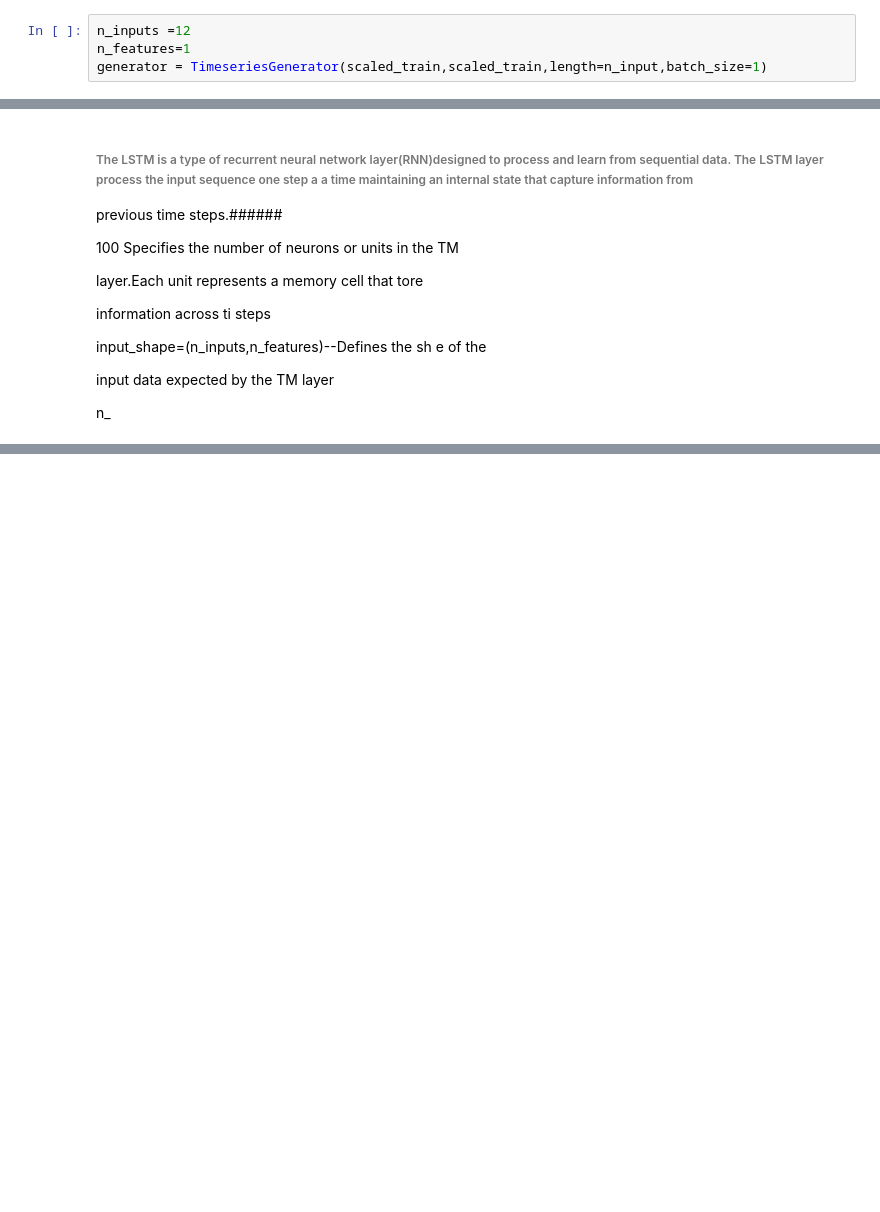
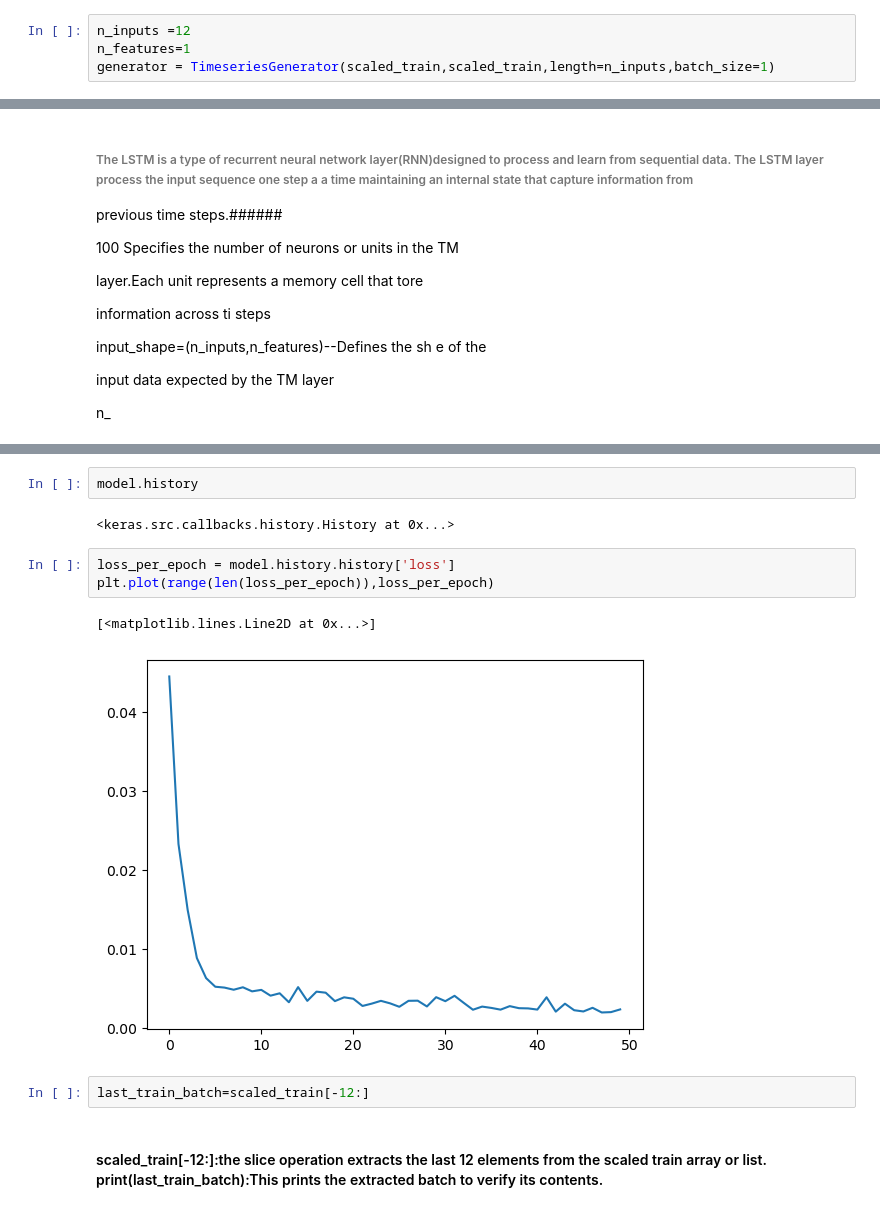
Before and after one commit to surayyanoora/MACHINE-LEARNING, a Jupyter notebook: RNN.ipynb, the cells around one changed output, grey strips where cells are left out. Drawn from its saved outputs; the diff is of its cells as text; blank space fills up the shorter version.

```diff
--- a/RNN.ipynb
+++ b/RNN.ipynb
@@ -117,7 +118,7 @@ x.shape   # batch size=1,raws=3,col=1
 # %%
 n_inputs =12
 n_features=1
-generator = TimeseriesGenerator(scaled_train,scaled_train,length=n_input,batch_size=1)
+generator = TimeseriesGenerator(scaled_train,scaled_train,length=n_inputs,batch_size=1)
 # %%
 from keras.models import Sequential
 from keras.layers import Dense,LSTM
@@ -166 +167,15 @@ Epoch 50/50
 <keras.src.callbacks.history.History at 0x...>
+# %%
+model.history
+# %% [output]
+<keras.src.callbacks.history.History at 0x...>
+# %%
+loss_per_epoch = model.history.history['loss']
+plt.plot(range(len(loss_per_epoch)),loss_per_epoch)
+# %% [output]
+[<matplotlib.lines.Line2D at 0x...>]
+[figure, added]
+# %%
+last_train_batch=scaled_train[-12:]
+# %% [markdown]
+#### scaled_train[-12:]:the slice operation extracts the last 12 elements from the scaled train array or list. print(last_train_batch):This prints the extracted batch to verify its contents.
```
Also changed, not shown: parts of 10 cells of this notebook.
